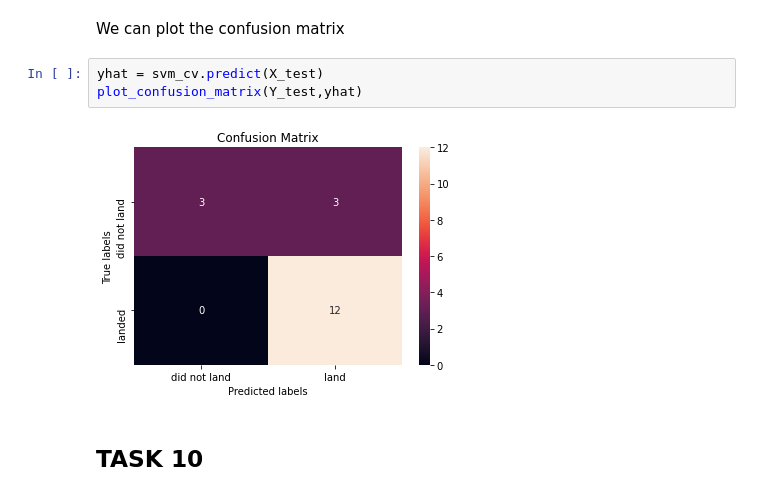
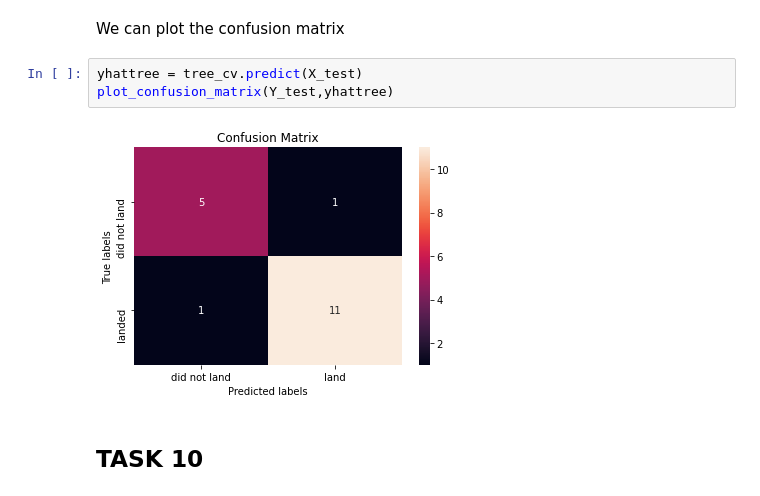
Before and after one commit to sakagrawal29/AppliedDataScienceProject, a Jupyter notebook: Machine Learning Prediction.ipynb, the cells around one changed output. Drawn from its saved outputs; the diff is of its cells as text.

```diff
--- a/Machine Learning Prediction.ipynb
+++ b/Machine Learning Prediction.ipynb
@@ -299,10 +299,10 @@ tree_cv.score(X_test, Y_test)
 # %% [markdown]
 We can plot the confusion matrix
 # %%
-yhat = svm_cv.predict(X_test)
-plot_confusion_matrix(Y_test,yhat)
+yhattree = tree_cv.predict(X_test)
+plot_confusion_matrix(Y_test,yhattree)
 # %% [output]
-[figure, old version]
+[figure, new version]
 # %% [markdown]
 ## TASK  10
 # %% [markdown]
```
Also changed, not shown: parts of 3 cells of this notebook.
